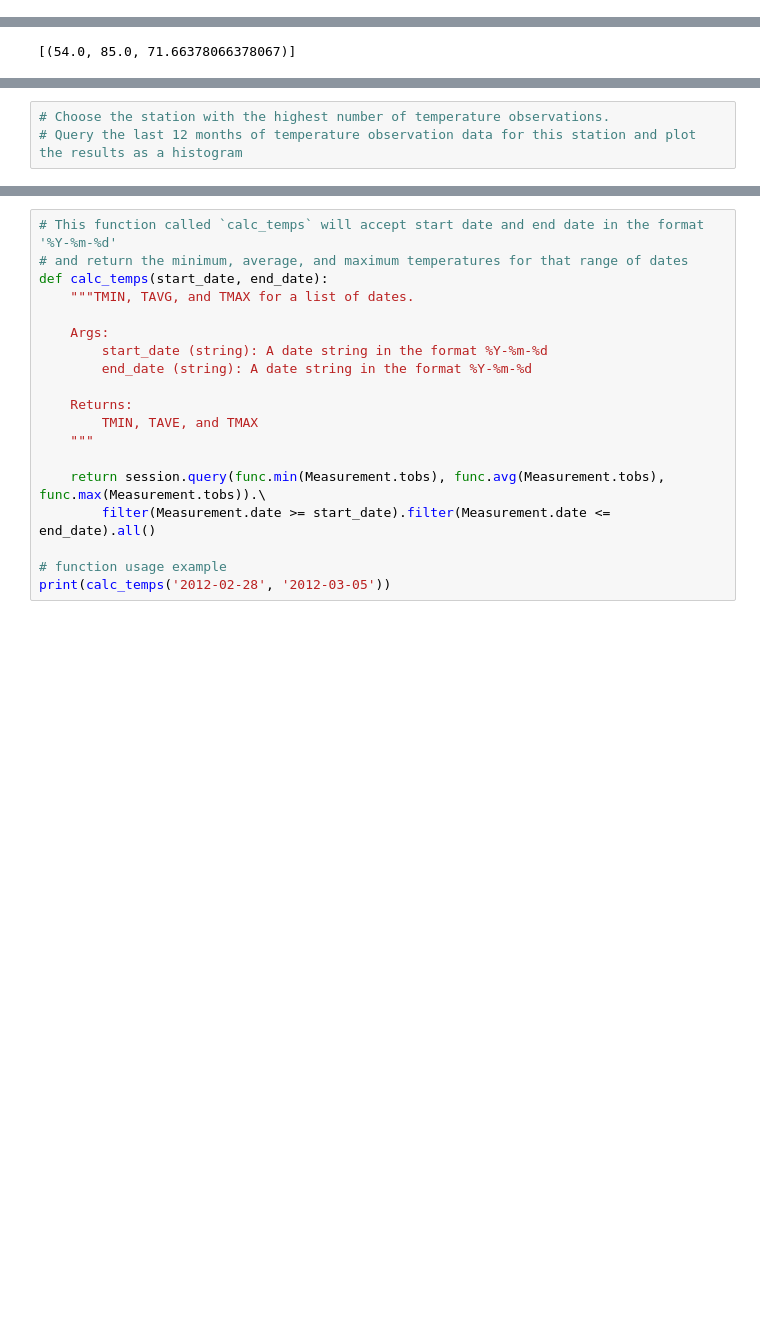
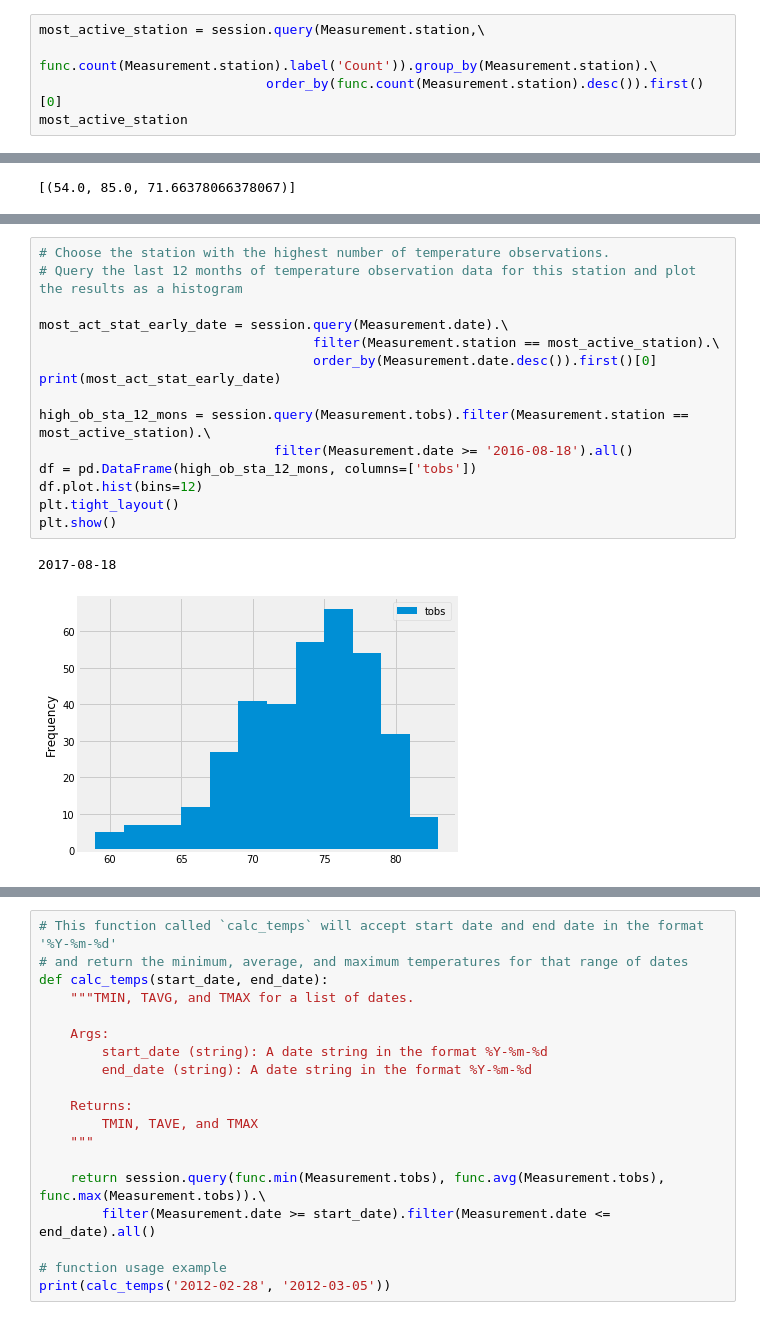
Before and after one commit to vgangaprasad/SQLalchemy-Challenge, a Jupyter notebook: climate_analysis.ipynb, the cells around one changed output, grey strips where cells are left out. Saved outputs shown, nothing was run; the diff lists cells and outputs as text; blank space fills up the shorter version.

```diff
--- a/climate_analysis.ipynb
+++ b/climate_analysis.ipynb
@@ -130,0 +123,5 @@ for station in session.query(Measurement.station).distinct():
+# %%
+most_active_station = session.query(Measurement.station,\
+                             func.count(Measurement.station).label('Count')).group_by(Measurement.station).\
+                             order_by(func.count(Measurement.station).desc()).first()[0]
+most_active_station
@@ -136,3 +148,18 @@ for station in session.query(Measurement.station).distinct():
 # %%
 # Choose the station with the highest number of temperature observations.
 # Query the last 12 months of temperature observation data for this station and plot the results as a histogram
+
+most_act_stat_early_date = session.query(Measurement.date).\
+                                   filter(Measurement.station == most_active_station).\
+                                   order_by(Measurement.date.desc()).first()[0]
+print(most_act_stat_early_date)
+
+high_ob_sta_12_mons = session.query(Measurement.tobs).filter(Measurement.station == most_active_station).\
+                              filter(Measurement.date >= '2016-08-18').all()
+df = pd.DataFrame(high_ob_sta_12_mons, columns=['tobs'])
+df.plot.hist(bins=12)
+plt.tight_layout()
+plt.show()
+# %% [output]
+2017-08-18
+[figure, added]
```
Also changed, not shown: parts of 10 cells of this notebook.
